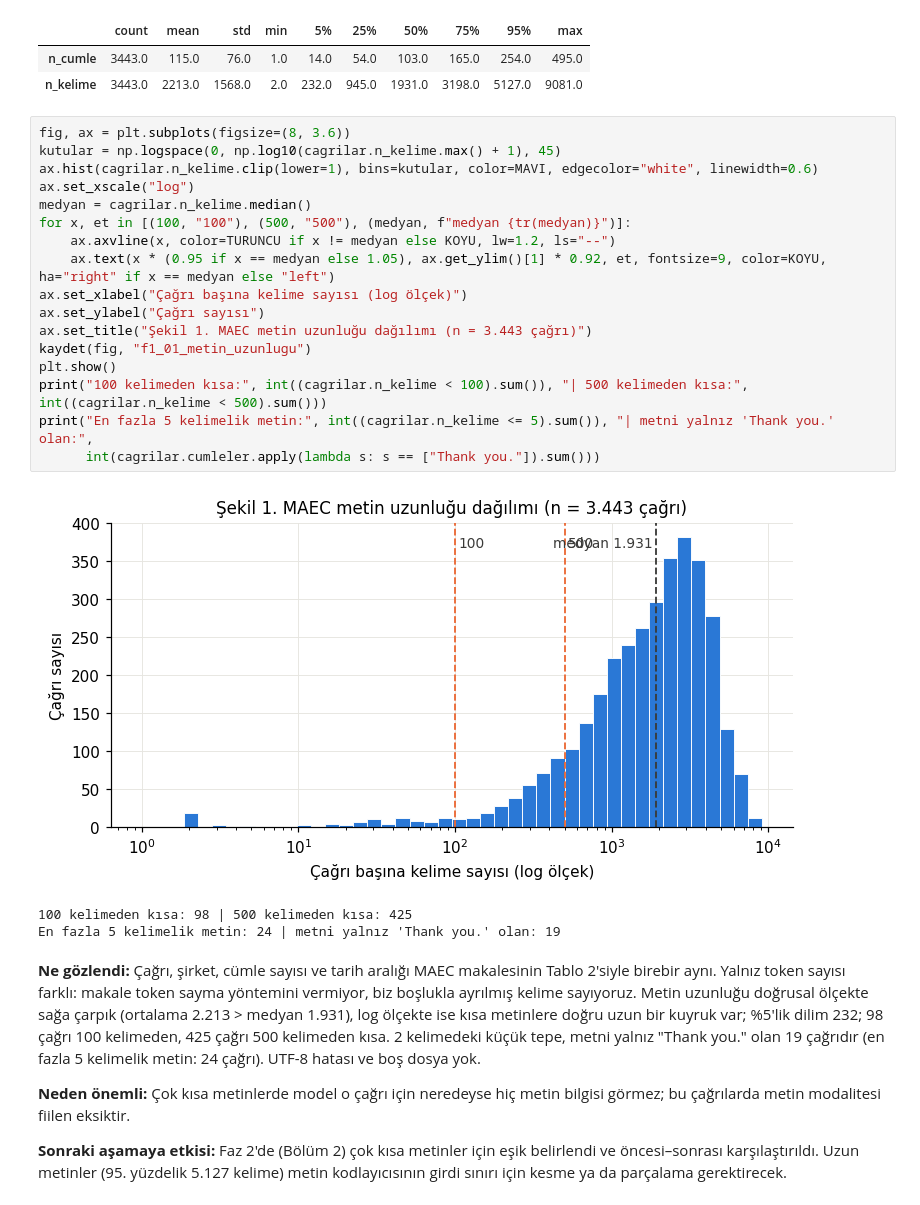
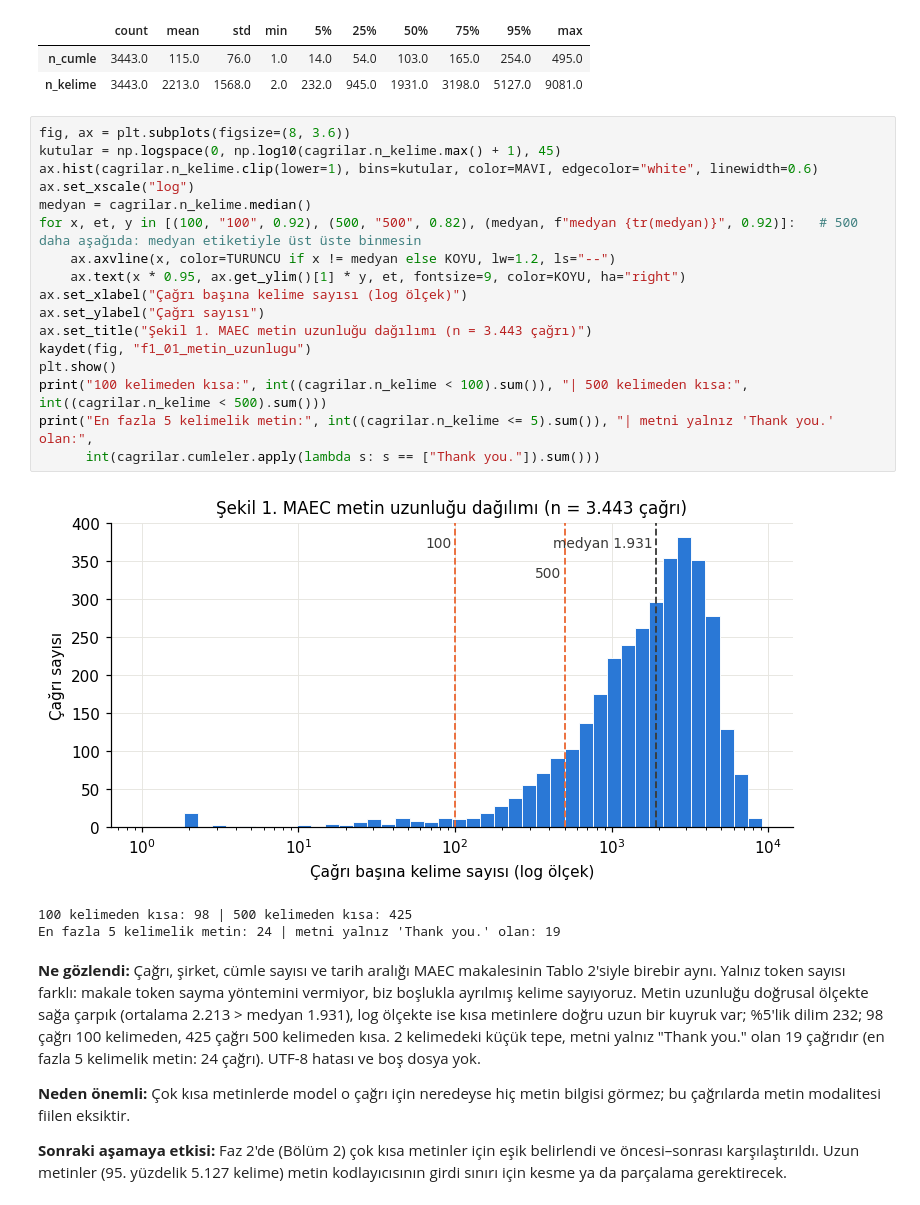
Before and after one commit to emirhanok1/kazanc-oynaklik, a Jupyter notebook: notebooks/01_veri_edinme_eslestirme.ipynb, the cells around one changed output. Saved outputs shown, nothing was run; the diff lists cells and outputs as text.

Commit message:
README sadeleştirildi; Şekil 1 etiket çakışması giderildi; sınıf tablosuna yüzde sütunu

```diff
--- a/notebooks/01_veri_edinme_eslestirme.ipynb
+++ b/notebooks/01_veri_edinme_eslestirme.ipynb
@@ -148,22 +148,22 @@ UTF-8 çözülemeyen dosya: 0 | boş metin: 0 | konuşmacı etiketli çağrı: 2
 # %%
 fig, ax = plt.subplots(figsize=(8, 3.6))
 kutular = np.logspace(0, np.log10(cagrilar.n_kelime.max() + 1), 45)
 ax.hist(cagrilar.n_kelime.clip(lower=1), bins=kutular, color=MAVI, edgecolor="white", linewidth=0.6)
 ax.set_xscale("log")
 medyan = cagrilar.n_kelime.median()
-for x, et in [(100, "100"), (500, "500"), (medyan, f"medyan {tr(medyan)}")]:
+for x, et, y in [(100, "100", 0.92), (500, "500", 0.82), (medyan, f"medyan {tr(medyan)}", 0.92)]:   # 500 daha aşağıda: medyan etiketiyle üst üste binmesin
     ax.axvline(x, color=TURUNCU if x != medyan else KOYU, lw=1.2, ls="--")
-    ax.text(x * (0.95 if x == medyan else 1.05), ax.get_ylim()[1] * 0.92, et, fontsize=9, color=KOYU, ha="right" if x == medyan else "left")
+    ax.text(x * 0.95, ax.get_ylim()[1] * y, et, fontsize=9, color=KOYU, ha="right")
 ax.set_xlabel("Çağrı başına kelime sayısı (log ölçek)")
 ax.set_ylabel("Çağrı sayısı")
 ax.set_title("Şekil 1. MAEC metin uzunluğu dağılımı (n = 3.443 çağrı)")
 kaydet(fig, "f1_01_metin_uzunlugu")
 plt.show()
 print("100 kelimeden kısa:", int((cagrilar.n_kelime < 100).sum()), "| 500 kelimeden kısa:", int((cagrilar.n_kelime < 500).sum()))
 print("En fazla 5 kelimelik metin:", int((cagrilar.n_kelime <= 5).sum()), "| metni yalnız 'Thank you.' olan:",
       int(cagrilar.cumleler.apply(lambda s: s == ["Thank you."]).sum()))
 # %% [output]
-[figure, old version]
+[figure, new version]
 100 kelimeden kısa: 98 | 500 kelimeden kısa: 425
 En fazla 5 kelimelik metin: 24 | metni yalnız 'Thank you.' olan: 19
 # %% [markdown]
```
Also changed, not shown: 4 other files.
